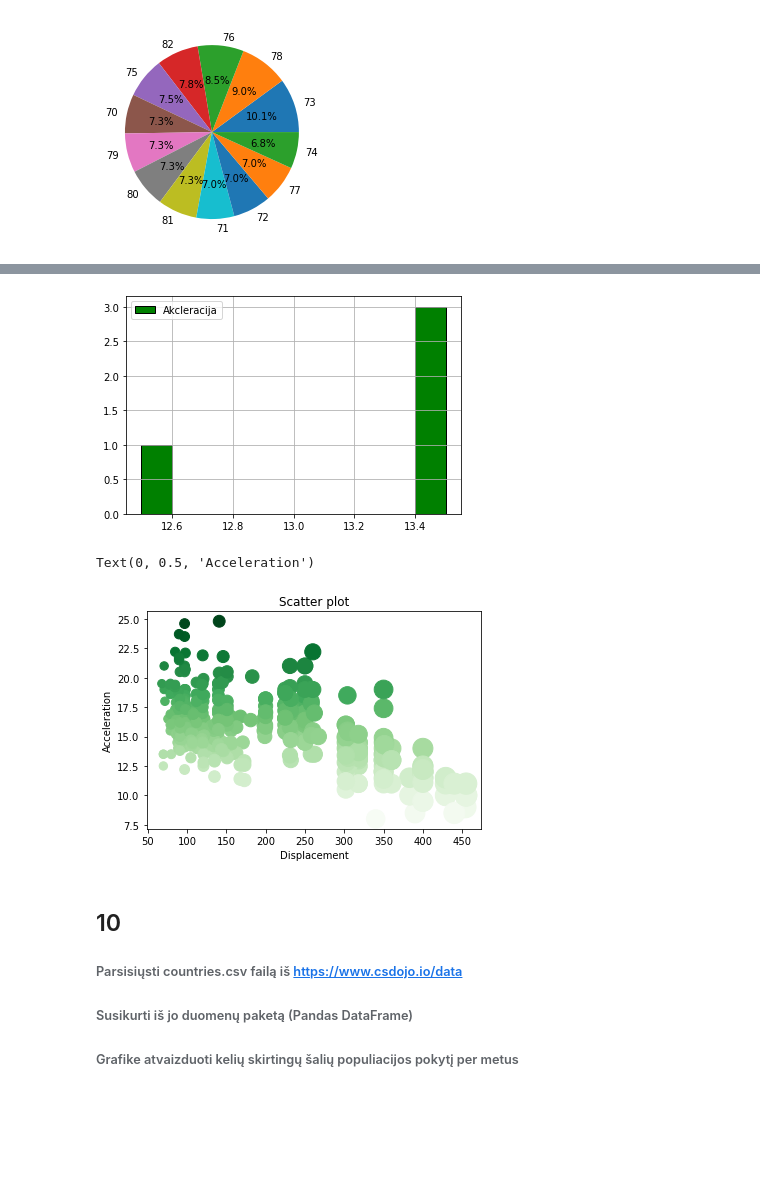
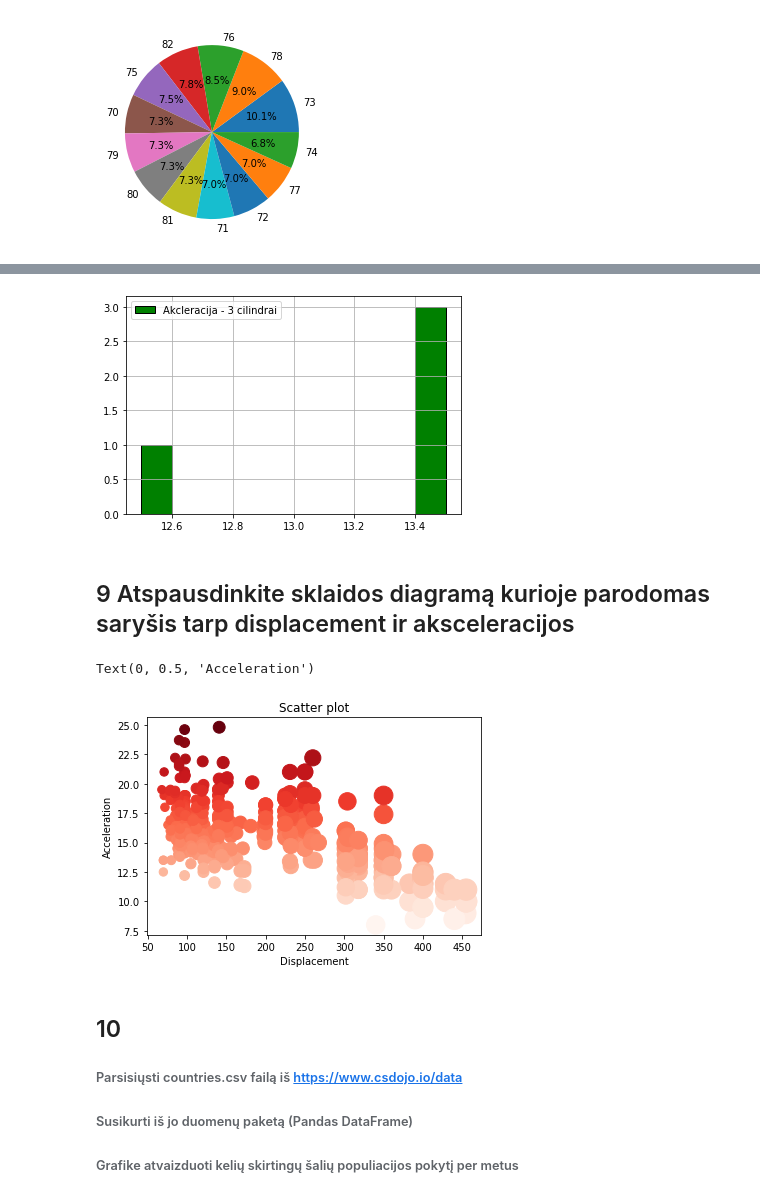
Before and after one commit to MantsSk/CA_Python, a Jupyter notebook: DataVisualisation/Matplotlib_uzduotys.ipynb, the cells around one changed output, grey strips where cells are left out. Saved outputs shown, nothing was run; the diff lists cells and outputs as text; code cells hidden in the pictures; blank space fills up the shorter version.

```diff
--- a/DataVisualisation/Matplotlib_uzduotys.ipynb
+++ b/DataVisualisation/Matplotlib_uzduotys.ipynb
@@ -84,3 +153,12 @@ data.tail()
 # %%
+data = pd.read_csv('mpg.csv')
+
+grouped = data.groupby('cylinders')
+four_cylinders_acc = grouped['acceleration'].get_group(3)
+
+plt.hist(four_cylinders_acc, label="Akcleracija - 3 cilindrai", edgecolor="black", facecolor='g')
+
+plt.legend()
+plt.grid(True)
 # %% [output]
-[figure, old version]
+[figure, new version]
@@ -89,7 +165,19 @@ data.tail()
+# %% [markdown]
+## 9 Atspausdinkite sklaidos diagramą kurioje parodomas saryšis tarp displacement ir aksceleracijos
 # %%
+data = pd.read_csv('mpg.csv')
+
+origin = data['origin']
+acceleration = data['acceleration']
+displacement = data['displacement']
+
+plt.scatter(x=displacement, y=acceleration, s=displacement, c=acceleration, cmap="Reds" )
+plt.title("Scatter plot")
+plt.xlabel("Displacement")
+plt.ylabel("Acceleration")
 # %% [output]
 Text(0, 0.5, 'Acceleration')
-[figure, old version]
+[figure, new version]
 # %% [markdown]
 ## 10
 ###### Parsisiųsti countries.csv failą iš https://www.csdojo.io/data
```
Also changed, not shown: parts of 14 cells of this notebook, 5 other files.
